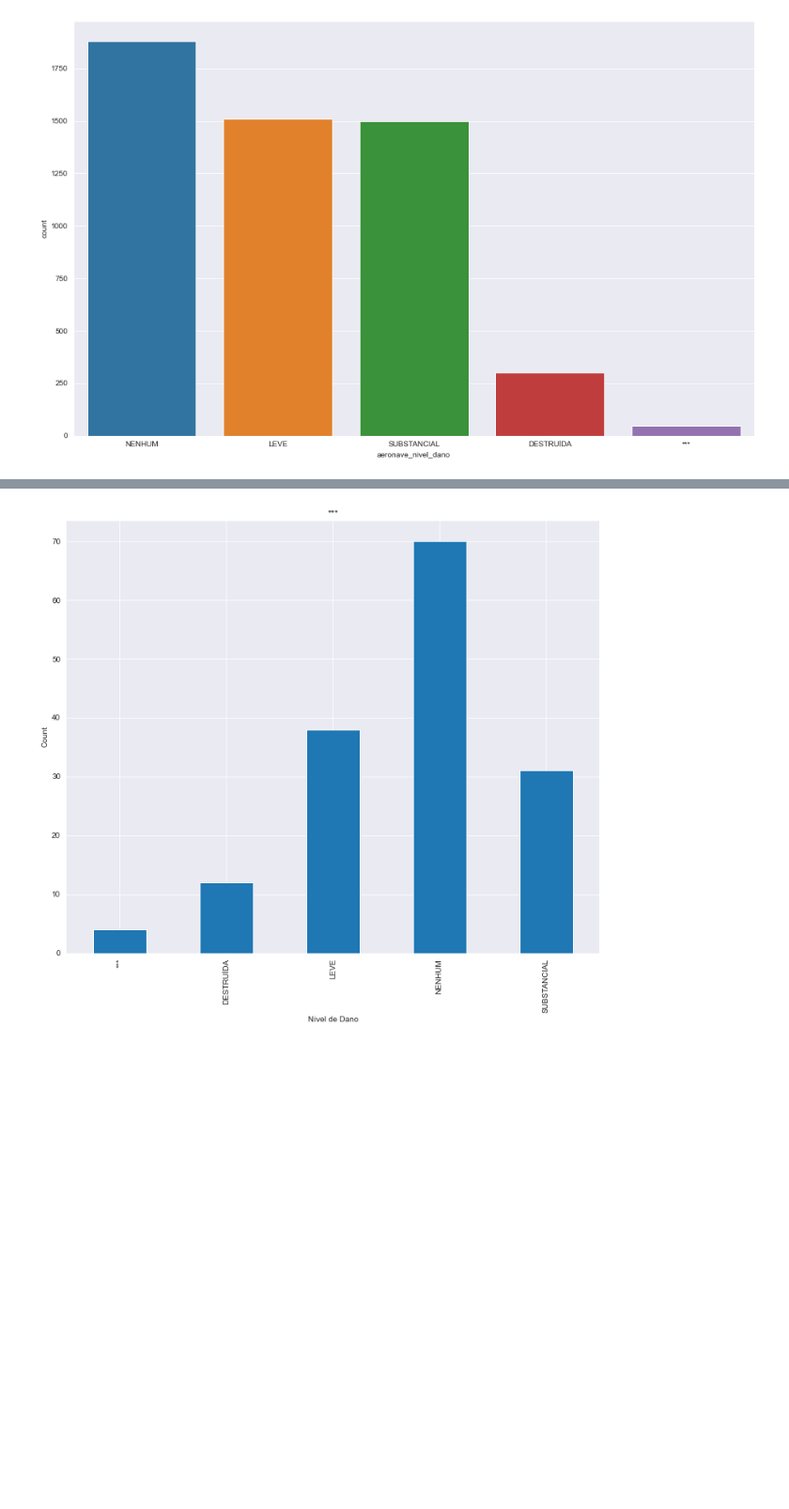
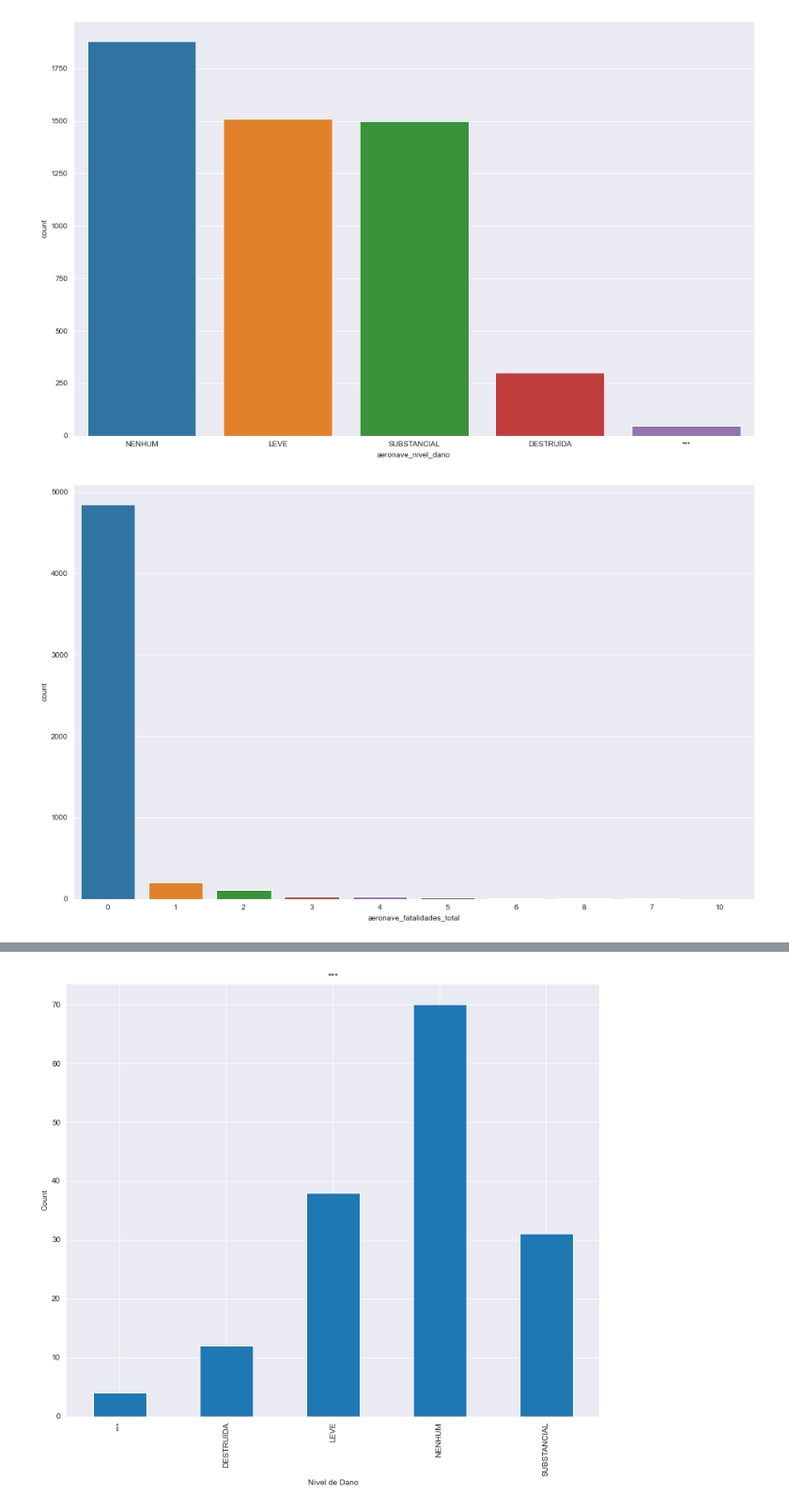
Before and after one commit to otavio-silva/A3Data---Teste-Pr-tico-Cientista-de-Dados-, a Jupyter notebook: notebook.ipynb, the cells around one changed output, grey strips where cells are left out. Shown at 94% size. Saved outputs shown, nothing was run; the diff lists cells and outputs as text; code cells hidden in the pictures; blank space fills up the shorter version.

Commit message:
Mais visualizações e algumas mudanças

```diff
--- a/notebook.ipynb
+++ b/notebook.ipynb
@@ -85,3 +85,10 @@ seaborn.countplot(data=aeronave, x="aeronave_nivel_dano", order=aeronave["aerona
 pyplot.show()
 # %% [output]
 [figure]
+# %%
+
+pyplot.figure(figsize=(16, 10))
+seaborn.countplot(data=aeronave, x="aeronave_fatalidades_total", order=aeronave["aeronave_fatalidades_total"].value_counts().index)
+pyplot.show()
+# %% [output]
+[figure, added]
```
Also changed, not shown: parts of 2 cells of this notebook.
